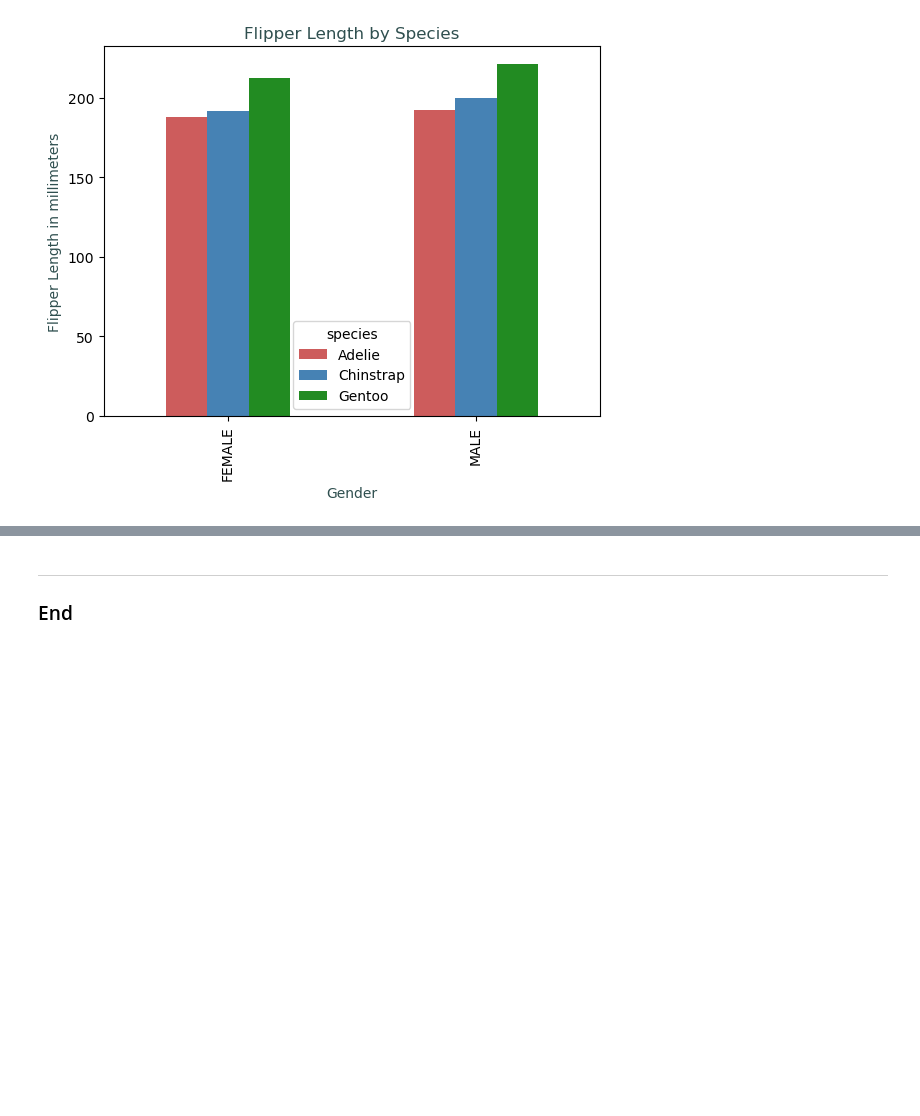
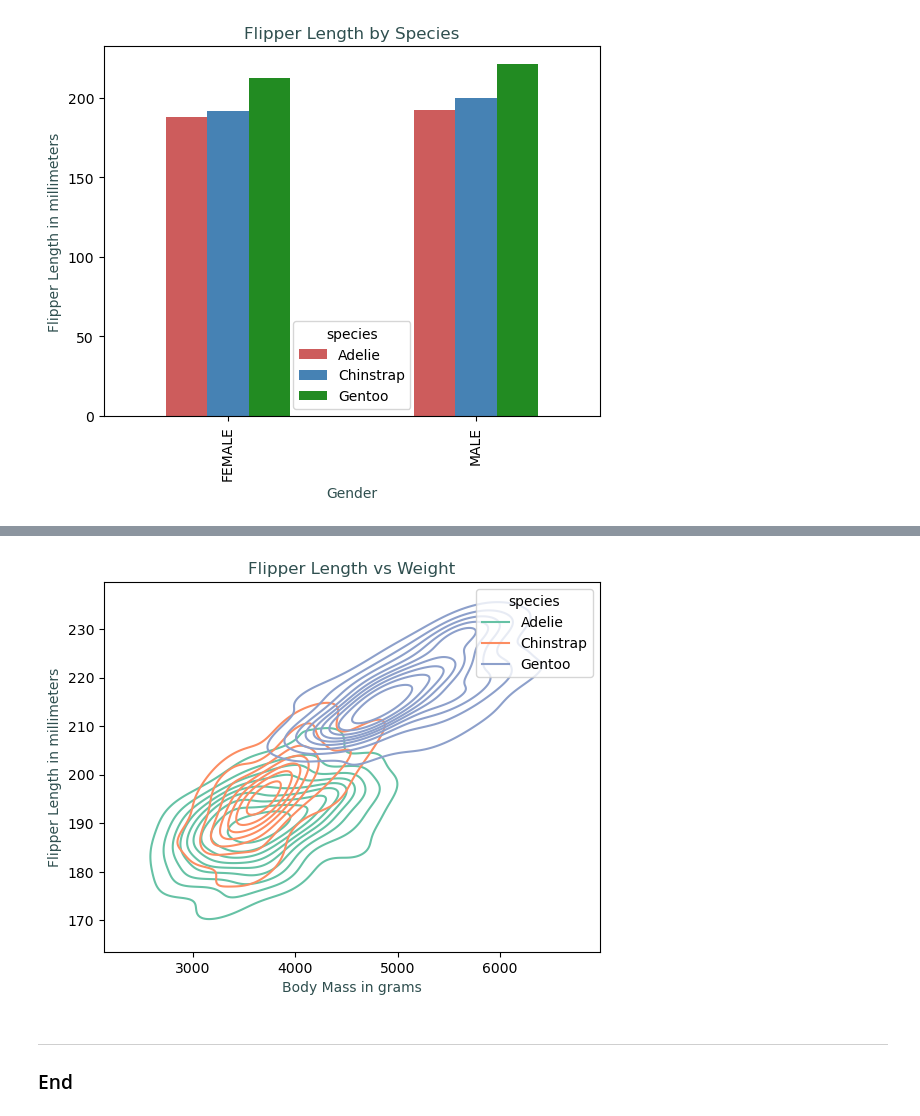
Before and after one commit to UWASIKLK/pda---mywork, a Jupyter notebook: penguins-project.ipynb, the cells around one changed output, grey strips where cells are left out. Saved outputs shown, nothing was run; the diff lists cells and outputs as text; code cells hidden in the pictures; blank space fills up the shorter version.

```diff
--- a/penguins-project.ipynb
+++ b/penguins-project.ipynb
@@ -464,3 +473,13 @@ plt.show()
+# %%
+# I created the KDE graph which shows the probability density of flipper length, body mass within all 3 species.
+
+sns.kdeplot(x='body_mass_g', y='flipper_length_mm', data=penguins, hue='species', palette='Set2')
+plt.xlabel('Body Mass in grams', color='darkslategray')
+plt.ylabel('Flipper Length in millimeters', color='darkslategray')
+plt.title('Flipper Length vs Weight', color='darkslategray')
+plt.show()
+# %% [output]
+[figure, added]
 # %% [markdown]
 ***
 
```
Also changed, not shown: parts of 4 cells of this notebook.
